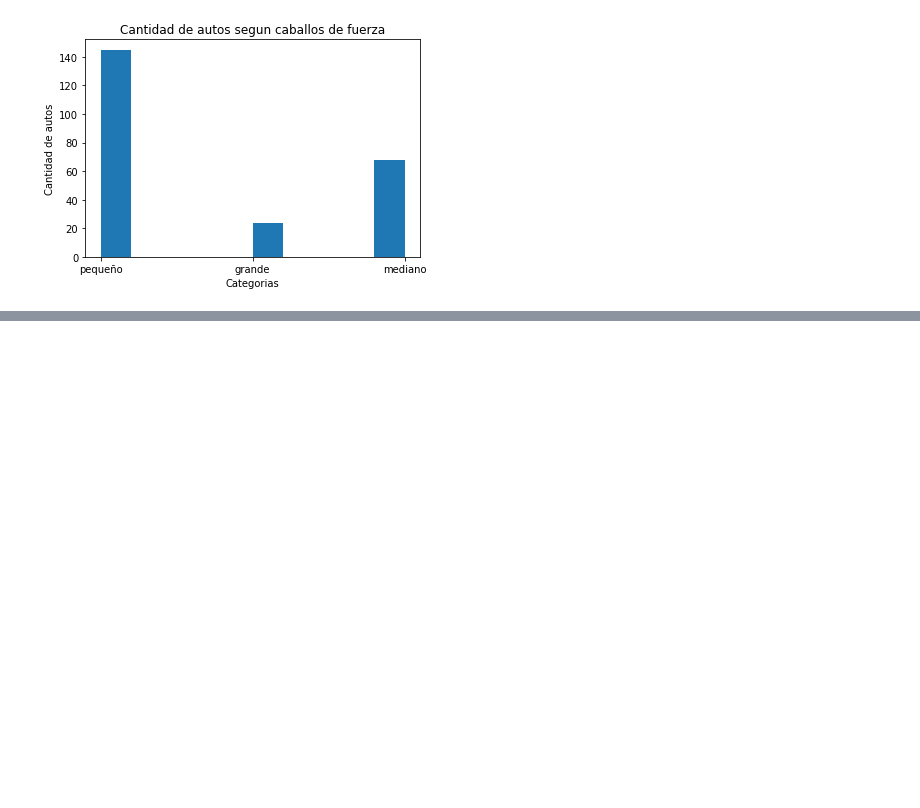
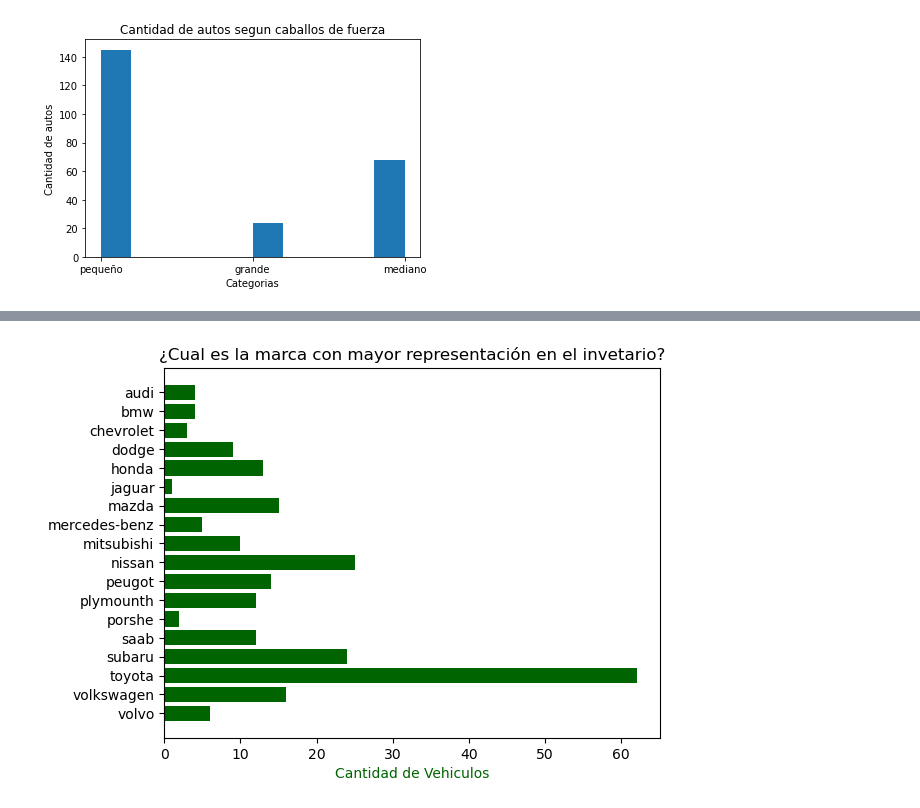
Before and after one commit to Joe13V/Analisis-Datos-CC, a Jupyter notebook: TRABAJO EN CLASE CONSOLIDADO.ipynb, the cells around one changed output, grey strips where cells are left out. Drawn from its saved outputs; the diff is of its cells as text; code cells hidden in the pictures; blank space fills up the shorter version.

```diff
--- a/TRABAJO EN CLASE CONSOLIDADO.ipynb
+++ b/TRABAJO EN CLASE CONSOLIDADO.ipynb
@@ -603,0 +692,5 @@ plt.show()
+# %%
+gf1=df_autos.groupby(["make"]).count()
+gf1=gf1.iloc[:,:1]
+gf1=gf1.rename(columns={'make':'marca','symboling':'cantidad'})
+gf1
@@ -603,0 +716,21 @@ plt.show()
+# %%
+marcas = ("audi", "bmw","chevrolet", "dodge", "honda", "jaguar", "mazda", "mercedes-benz", "mitsubishi", "nissan",
+          "peugot", "plymounth", "porshe", "saab", "subaru", "toyota", "volkswagen", "volvo")
+
+eje_y = gf1['cantidad'].tolist()
+
+plt.rcdefaults()
+fig, ax = plt.subplots()
+
+y_pos = np.arange(len(marcas))
+
+ax.barh(y_pos, eje_y, align='center',height=0.8, color= "#006400", alpha=1)
+
+ax.set_yticks(y_pos, labels=marcas)
+ax.invert_yaxis()  # labels read top-to-bottom
+ax.set_xlabel('Cantidad de Vehiculos').set_color("#006400")
+ax.set_title('¿Cual es la marca con mayor representación en el invetario?')
+
+plt.show()
+# %% [output]
+[figure, added]
```
Also changed, not shown: parts of 11 cells of this notebook.
